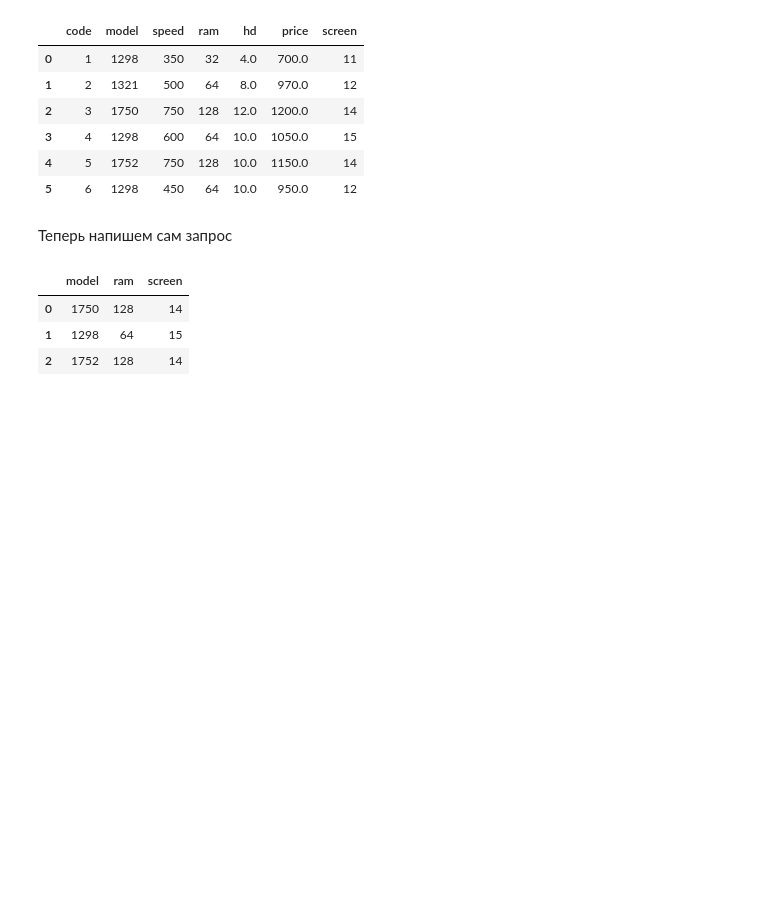
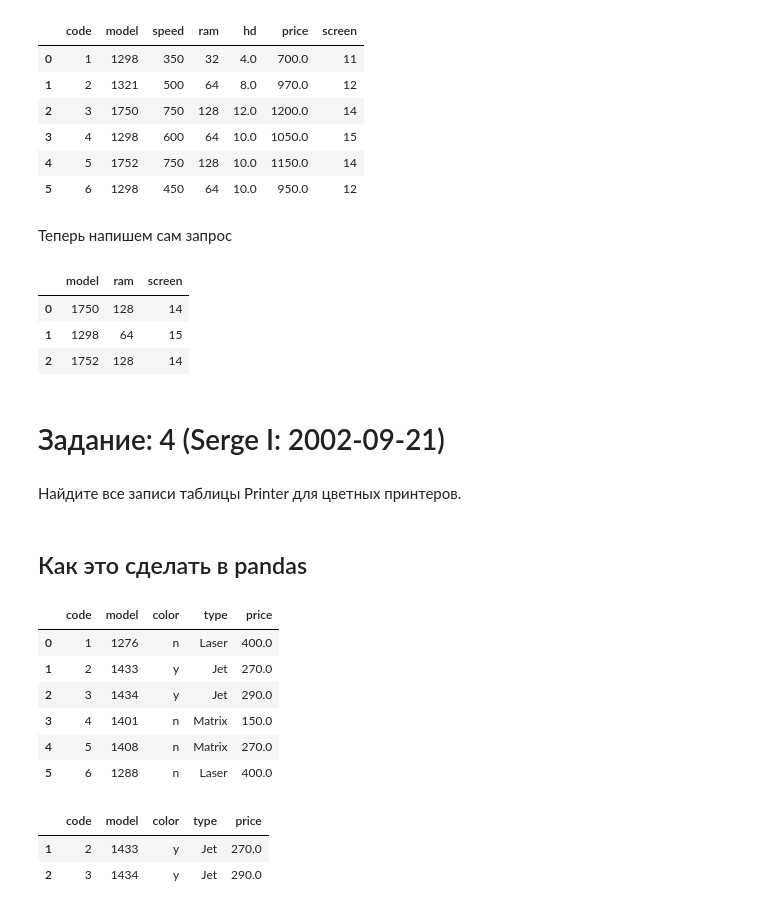
Before and after one commit to AleksTurov/Data-Science, a Jupyter notebook: sql-ex/sqlex_postgres_in_colab.ipynb, the cells around one changed output. Drawn from its saved outputs; the diff is of its cells as text; code cells hidden in the pictures; blank space fills up the shorter version.

```diff
--- a/sql-ex/sqlex_postgres_in_colab.ipynb
+++ b/sql-ex/sqlex_postgres_in_colab.ipynb
@@ -247,3 +247,28 @@ select(sql)
 | 0 | 1750 | 128 | 14 |
 | 1 | 1298 | 64 | 15 |
 | 2 | 1752 | 128 | 14 |
+# %% [markdown]
+# Задание: 4 (Serge I: 2002-09-21)
+# %% [markdown]
+Найдите все записи таблицы Printer для цветных принтеров.
+# %% [markdown]
+## Как это сделать в pandas
+# %%
+sql = '''select * from Printer t'''
+# %%
+df = select(sql)
+df
+# %% [output]
+|  | code | model | color | type | price |
+| 0 | 1 | 1276 | n | Laser | 400.0 |
+| 1 | 2 | 1433 | y | Jet | 270.0 |
+| 2 | 3 | 1434 | y | Jet | 290.0 |
+| 3 | 4 | 1401 | n | Matrix | 150.0 |
+| 4 | 5 | 1408 | n | Matrix | 270.0 |
+| 5 | 6 | 1288 | n | Laser | 400.0 |
+# %%
+df[df['color'] == 'y']
+# %% [output]
+|  | code | model | color | type | price |
+| 1 | 2 | 1433 | y | Jet | 270.0 |
+| 2 | 3 | 1434 | y | Jet | 290.0 |
```
Also changed, not shown: parts of 34 cells of this notebook.
